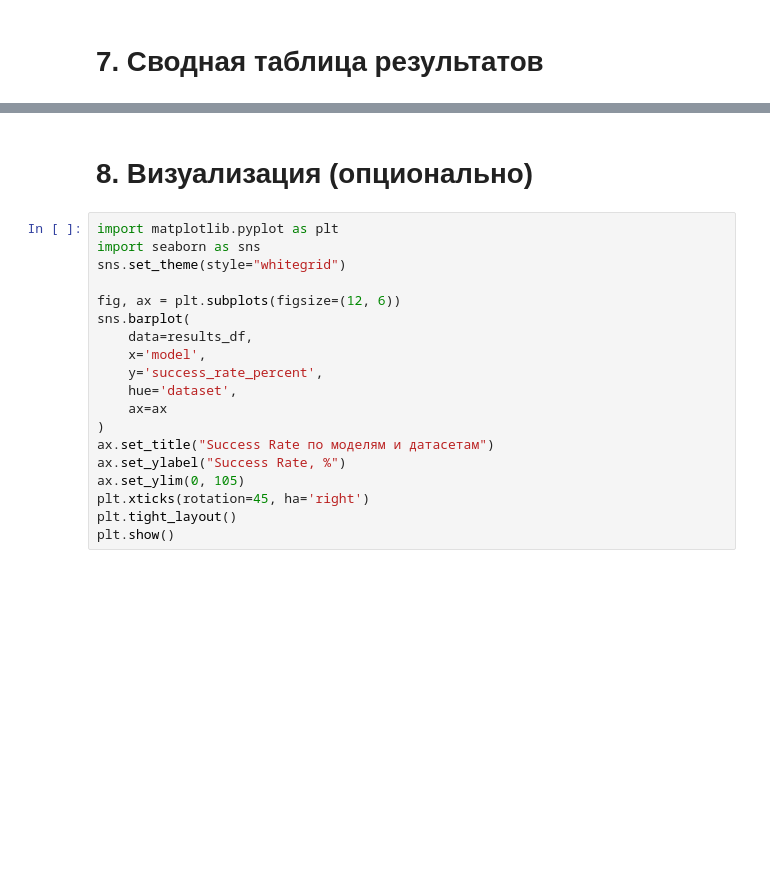
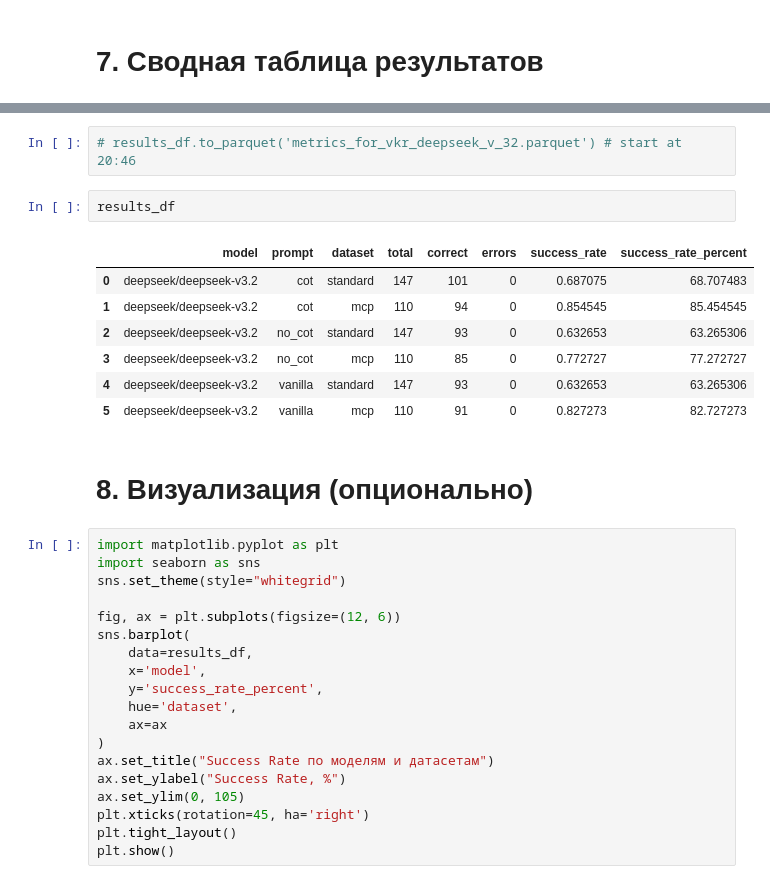
Before and after one commit to sidtim/ai-mas-hse-project, a Jupyter notebook: ai_mas_hse_project/notebooks/9-calc-metrics.ipynb, the cells around one changed output, grey strips where cells are left out. Saved outputs shown, nothing was run; the diff lists cells and outputs as text; blank space fills up the shorter version.

Commit message:
Calc metrics for VKR

```diff
--- a/ai_mas_hse_project/notebooks/9-calc-metrics.ipynb
+++ b/ai_mas_hse_project/notebooks/9-calc-metrics.ipynb
@@ -466,3 +454,15 @@ results_df
+# %%
+# results_df.to_parquet('metrics_for_vkr_deepseek_v_32.parquet') # start at 20:46
+# %%
+results_df
+# %% [output]
+|  | model | prompt | dataset | total | correct | errors | success_rate | success_rate_percent |
+| 0 | deepseek/deepseek-v3.2 | cot | standard | 147 | 101 | 0 | 0.687075 | 68.707483 |
+| 1 | deepseek/deepseek-v3.2 | cot | mcp | 110 | 94 | 0 | 0.854545 | 85.454545 |
+| 2 | deepseek/deepseek-v3.2 | no_cot | standard | 147 | 93 | 0 | 0.632653 | 63.265306 |
+| 3 | deepseek/deepseek-v3.2 | no_cot | mcp | 110 | 85 | 0 | 0.772727 | 77.272727 |
+| 4 | deepseek/deepseek-v3.2 | vanilla | standard | 147 | 93 | 0 | 0.632653 | 63.265306 |
+| 5 | deepseek/deepseek-v3.2 | vanilla | mcp | 110 | 91 | 0 | 0.827273 | 82.727273 |
 # %% [markdown]
 # 8. Визуализация (опционально)
 # %%
```
Also changed, not shown: parts of 12 cells of this notebook, 4 other files.
